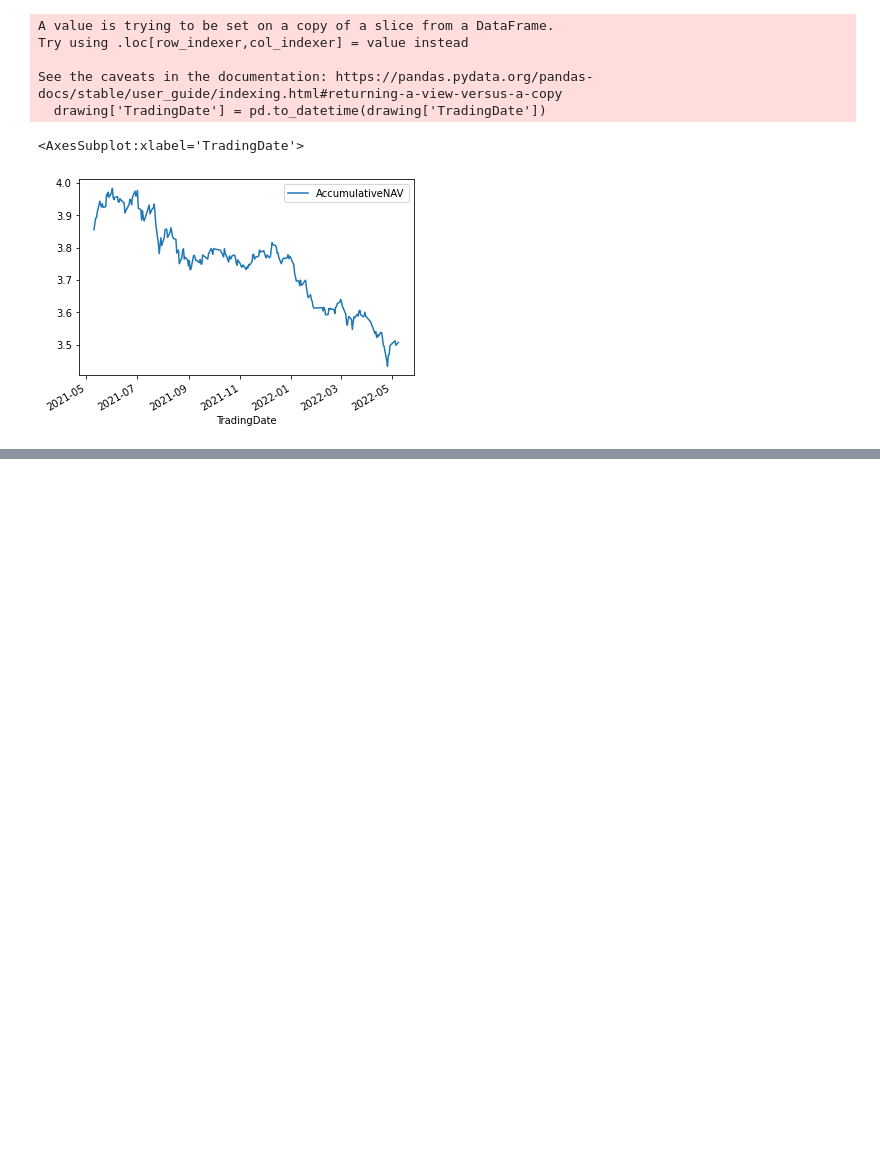
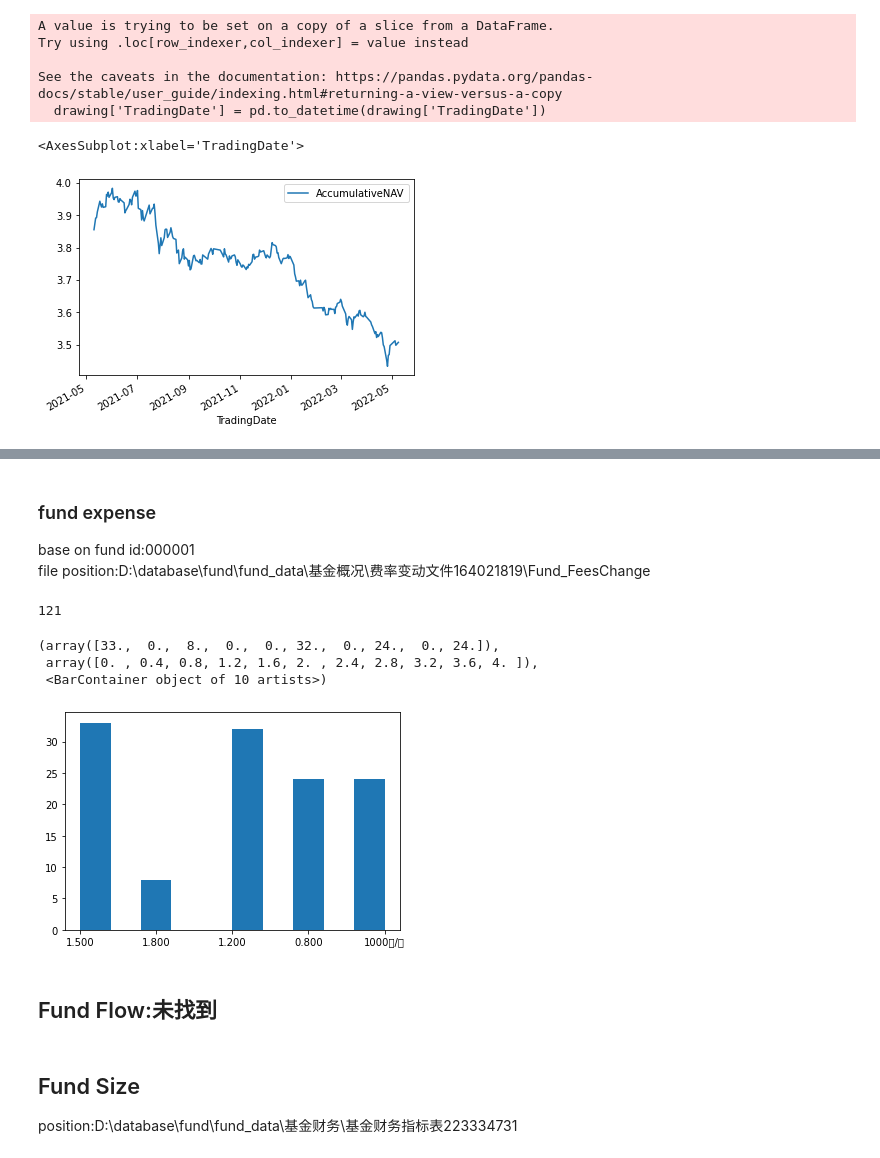
Before and after one commit to anthonyluosen/quant, a Jupyter notebook: fund_analysis/EDA.ipynb, the cells around one changed output, grey strips where cells are left out. Drawn from its saved outputs; the diff is of its cells as text; code cells hidden in the pictures; blank space fills up the shorter version.

```diff
--- a/fund_analysis/EDA.ipynb
+++ b/fund_analysis/EDA.ipynb
@@ -106,0 +110,31 @@ drawing.plot()
+# %% [markdown]
+### fund expense
+base on fund id:000001<br>
+file position:D:\database\fund\fund_data\基金概况\费率变动文件164021819\Fund_FeesChange
+# %%
+expense = pd.read_excel('D:\database\\fund\\fund_data\\基金概况\\费率变动文件164021819\\Fund_FeesChange.xlsx')
+# %%
+data3 = expense[expense['Symbol']=='000001']
+# drawing = data3[['TradingDate','AccumulativeNAV']]
+data3 = data3[data3['NameOfFee']=='日常申购费率(前端)']
+# %%
+data3 = data3[['DeclareDate','ProportionOfFee']]
+data3['DeclareDate'] = pd.to_datetime(data3['DeclareDate'])
+data3.set_index('DeclareDate',inplace=True)
+data3.sort_index(inplace=True)
+# %%
+len(data3)
+# %% [output]
+121
+# %%
+plt.hist(data3.values)
+# %% [output]
+(array([33.,  0.,  8.,  0.,  0., 32.,  0., 24.,  0., 24.]),
+ array([0. , 0.4, 0.8, 1.2, 1.6, 2. , 2.4, 2.8, 3.2, 3.6, 4. ]),
+ <BarContainer object of 10 artists>)
+[figure, added]
+# %% [markdown]
+## Fund Flow:未找到
+# %% [markdown]
+## Fund Size
+position:D:\database\fund\fund_data\基金财务\基金财务指标表223334731
```
Also changed, not shown: parts of 20 cells of this notebook.
